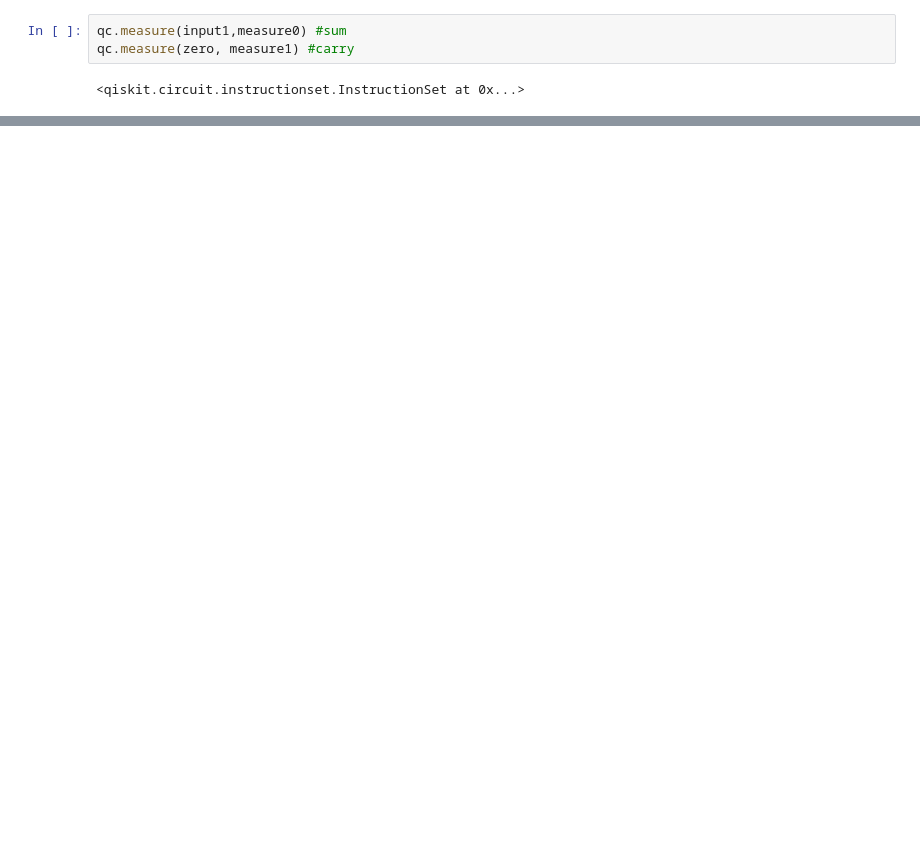
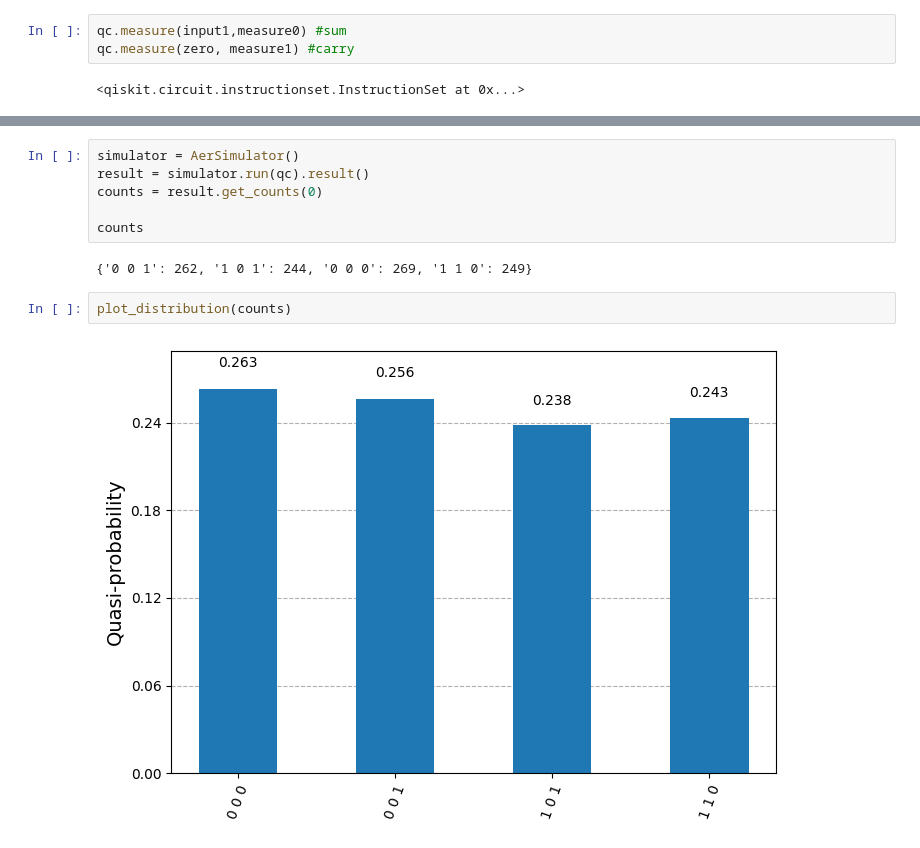
Before and after one commit to dr-ramix/Quantum-Computing, a Jupyter notebook: lecture_Intro_to_QC/Exercise5/half_adder.ipynb, the cells around one changed output, grey strips where cells are left out. Cells and saved outputs as stored; diff of their text form; blank space fills up the shorter version.

```diff
--- a/lecture_Intro_to_QC/Exercise5/half_adder.ipynb
+++ b/lecture_Intro_to_QC/Exercise5/half_adder.ipynb
@@ -47,0 +50,12 @@ qc.draw(output="mpl")
+# %%
+simulator = AerSimulator()
+result = simulator.run(qc).result()
+counts = result.get_counts(0)
+
+counts
+# %% [output]
+{'0 0 1': 262, '1 0 1': 244, '0 0 0': 269, '1 1 0': 249}
+# %%
+plot_distribution(counts)
+# %% [output]
+[figure, added]
```
Also changed, not shown: parts of 5 cells of this notebook, 1 other file.
